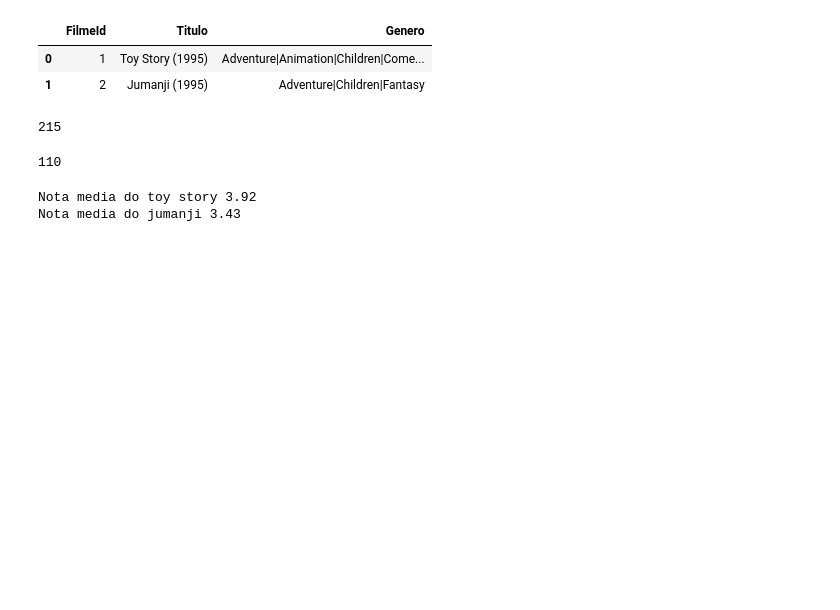
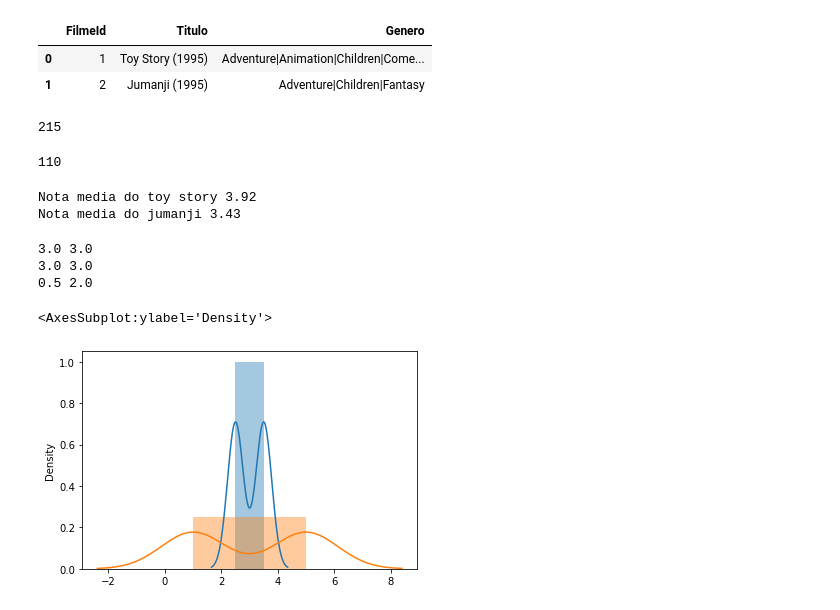
Before and after one commit to gabriels3t/CienciaDeDadosPrimeirosPassos, a Jupyter notebook: introducao_a_data_science.ipynb, the cells around one changed output. Drawn from its saved outputs; the diff is of its cells as text; code cells hidden in the pictures; blank space fills up the shorter version.

```diff
--- a/introducao_a_data_science.ipynb
+++ b/introducao_a_data_science.ipynb
@@ -506,3 +517,20 @@ print(f'Nota media do jumanji { notas_jumanji.Nota.mean() :.2f}')
 # %% [output]
 Nota media do toy story 3.92
 Nota media do jumanji 3.43
+# %%
+import numpy as np
+filme1 = np.append(np.array([2.5] * 10), np.array([3.5] * 10))
+filme2 = np.append(np.array([5] * 10), np.array([1] * 10))
+print(filme1.mean(), filme2.mean())
+print(np.median(filme1),np.median(filme2))
+print(np.std(filme1),np.std(filme2))
+# %% [output]
+3.0 3.0
+3.0 3.0
+0.5 2.0
+# %%
+sns.distplot(filme1)
+sns.distplot(filme2)
+# %% [output]
+<AxesSubplot:ylabel='Density'>
+[figure, added]
```
Also changed, not shown: parts of 16 cells of this notebook.
